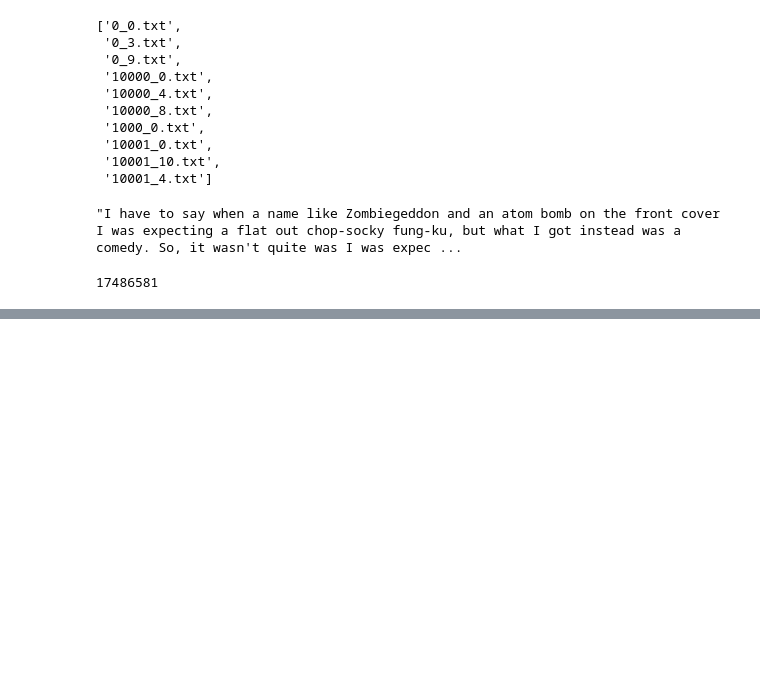
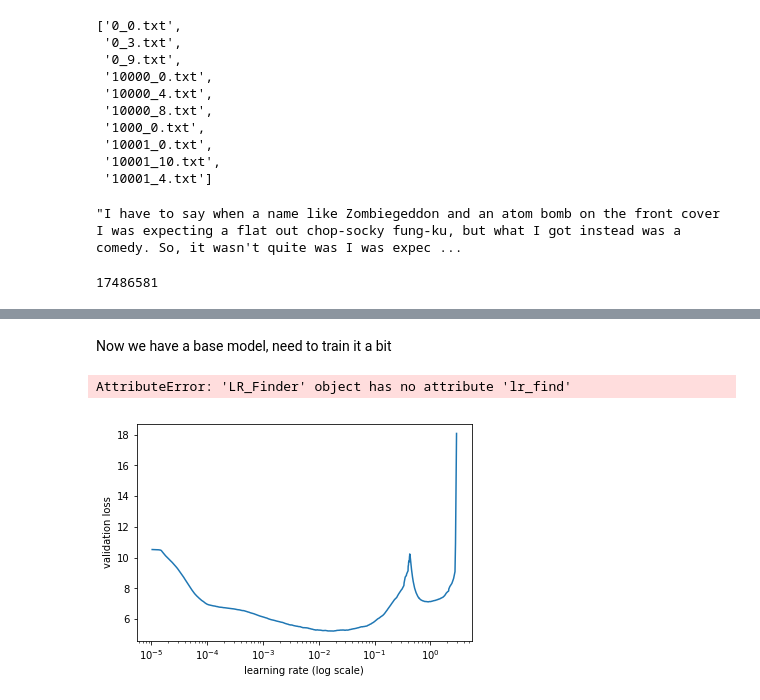
Before and after one commit to panozzaj/fastai, a Jupyter notebook: courses/dl1/Lesson 4 - AP - IMDB sentiment analysis.ipynb, the cells around one changed output, grey strips where cells are left out. Cells and saved outputs as stored; diff of their text form; code cells hidden in the pictures; blank space fills up the shorter version.

```diff
--- a/courses/dl1/Lesson 4 - AP - IMDB sentiment analysis.ipynb
+++ b/courses/dl1/Lesson 4 - AP - IMDB sentiment analysis.ipynb
@@ -63,0 +79,2 @@ OSError: [E050] Can't find model 'en'. It doesn't seem to be a shortcut link, a
+# %%
+model = LanguageModelData.from_text_files(PATH, TEXT, **FILES, bs=bs, bptt=bptt, min_freq=10)
@@ -63,0 +147,21 @@ OSError: [E050] Can't find model 'en'. It doesn't seem to be a shortcut link, a
+# %% [markdown]
+Now we have a base model, need to train it a bit
+# %%
+embedding_vector_size = 200
+hidden_activations_per_layer = 500
+layers = 3
+# %%
+optim_fn = partial(optim.Adam, betas=(0.7, 0.99))
+# %%
+learner = model.get_model(optim_fn, embedding_vector_size, hidden_activations_per_layer, layers,
+                          dropouti=0.05, dropout=0.05, wdrop=0.1, dropoute=0.02, dropouth=0.05)
+learner.reg_fn = partial(seq2seq_reg, alpha=2, beta=1)
+learner.clip = 0.3
+# %%
+learner.lr_find()
+# %% [output]
+AttributeError: 'LR_Finder' object has no attribute 'lr_find'
+# %%
+learner.sched.plot()
+# %% [output]
+[figure, added]
```
Also changed, not shown: parts of 40 cells of this notebook.
